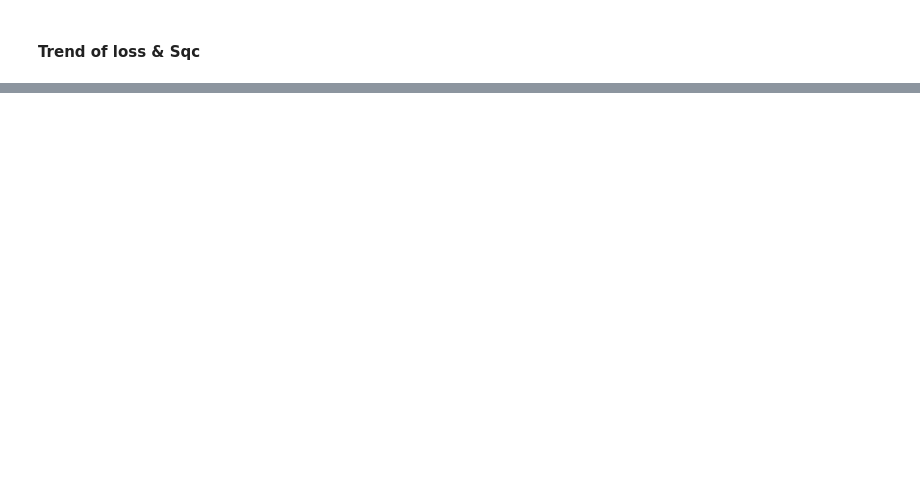
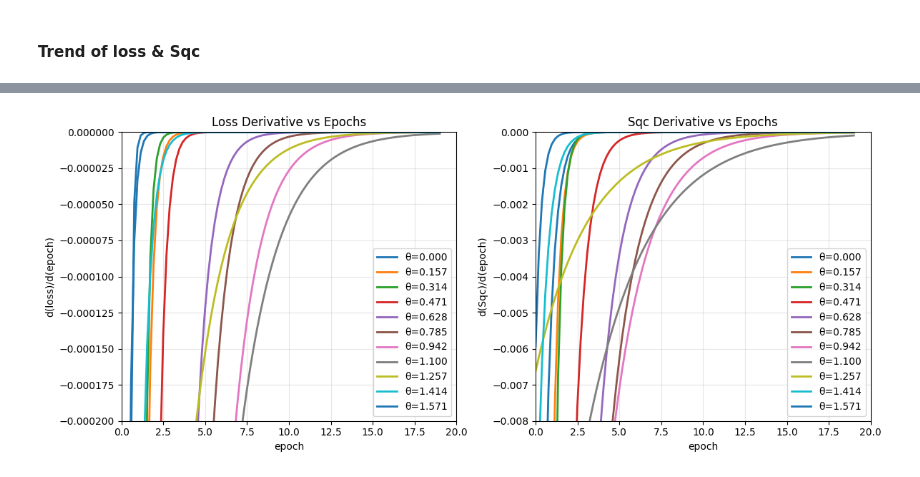
Before and after one commit to WandaHou/ML-MIPT, a Jupyter notebook: 2d/two_probes/training/read_record.ipynb, the cells around one changed output, grey strips where cells are left out. Saved outputs shown, nothing was run; the diff lists cells and outputs as text; code cells hidden in the pictures; blank space fills up the shorter version.

```diff
--- a/2d/two_probes/training/read_record.ipynb
+++ b/2d/two_probes/training/read_record.ipynb
@@ -135,0 +146,49 @@ plt.show()
+# %%
+# Derivative of exp_decay function: d/dx [a + b * exp(-x / c)] = -(b/c) * exp(-x / c)
+def exp_decay_derivative(x, a, b, c):
+    return -(b/c) * np.exp(-x / c)
+
+# Create two subplots: one for loss derivatives, one for Sqc derivatives
+fig, (ax1, ax2) = plt.subplots(1, 2, figsize=(12, 5))
+
+# Plot derivatives for all theta values
+for i, theta_idx in enumerate(theta_indices):
+    # Get fitted parameters
+    loss_params = fitting_result[theta_idx]['loss']
+    Sqc_params = fitting_result[theta_idx]['Sqc']
+
+    # Create x values for smooth curves
+    x = np.linspace((cut_off-1)/20, epoch_max, 100)
+
+    # Calculate derivatives
+    loss_derivative = exp_decay_derivative(x, loss_params['a'], loss_params['b'], loss_params['c'])
+    Sqc_derivative = exp_decay_derivative(x, Sqc_params['a'], Sqc_params['b'], Sqc_params['c'])
+
+    # Plot loss derivative
+    ax1.plot(x, loss_derivative, label=f'θ={theta_values[i]:.3f}', linewidth=2)
+
+    # Plot Sqc derivative
+    ax2.plot(x, Sqc_derivative, label=f'θ={theta_values[i]:.3f}', linewidth=2)
+
+# Format loss derivative plot
+ax1.set_xlim(0, 20)
+ax1.set_ylim(-0.0002, 0.0)
+ax1.set_xlabel('epoch')
+ax1.set_ylabel('d(loss)/d(epoch)')
+ax1.set_title('Loss Derivative vs Epochs')
+ax1.legend()
+ax1.grid(True, alpha=0.3)
+
+# Format Sqc derivative plot
+ax2.set_xlim(0, 20)
+ax2.set_ylim(-0.008, 0.0)
+ax2.set_xlabel('epoch')
+ax2.set_ylabel('d(Sqc)/d(epoch)')
+ax2.set_title('Sqc Derivative vs Epochs')
+ax2.legend()
+ax2.grid(True, alpha=0.3)
+
+plt.tight_layout()
+plt.show()
+# %% [output]
+[figure, added]
```
Also changed, not shown: parts of 5 cells of this notebook, 25 other files.
